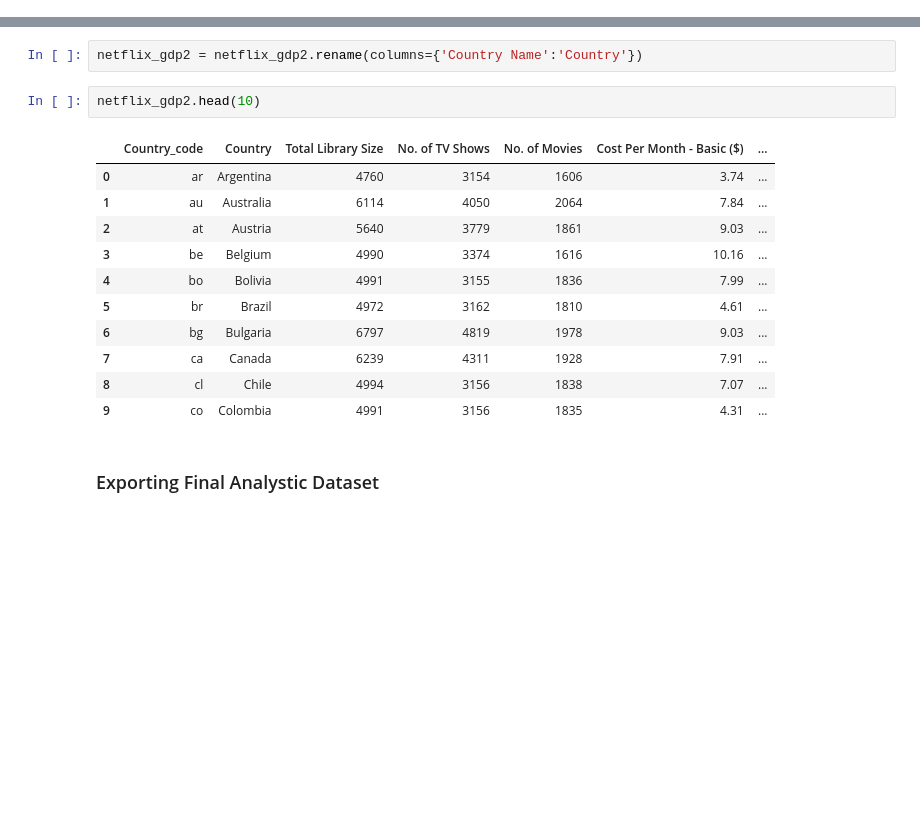
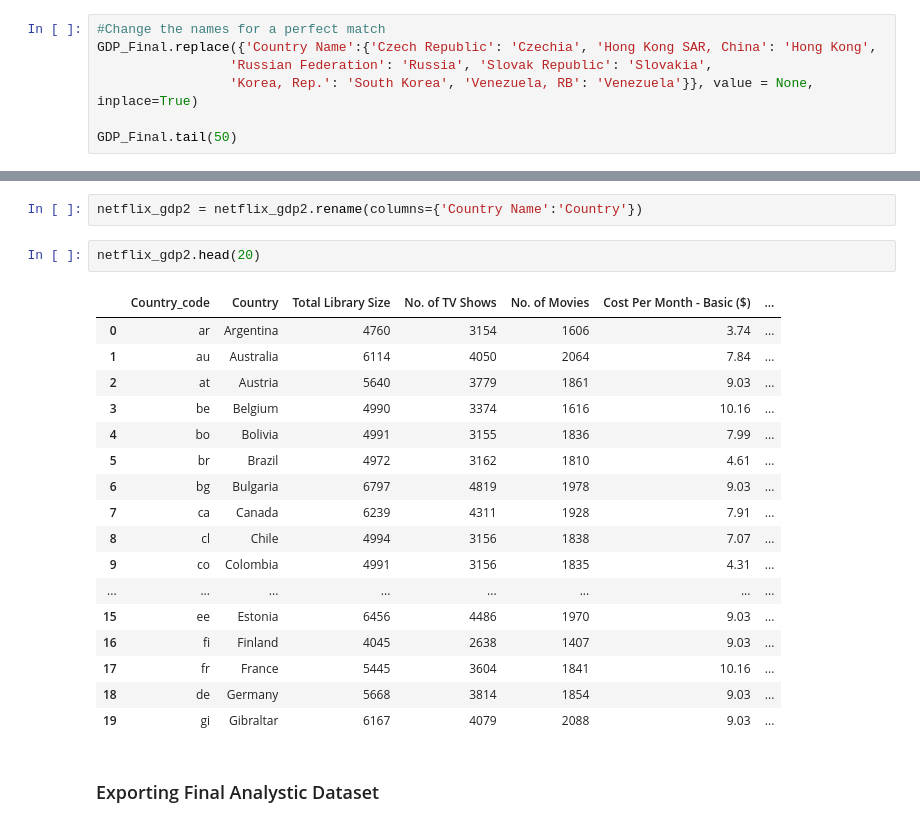
Before and after one commit to cdearman426/DS-Netflix-Project, a Jupyter notebook: gdp_data_cleaning.ipynb, the cells around one changed output, grey strips where cells are left out. Cells and saved outputs as stored; diff of their text form; blank space fills up the shorter version.

```diff
--- a/gdp_data_cleaning.ipynb
+++ b/gdp_data_cleaning.ipynb
@@ -76,3 +76,10 @@ GDP_Final.to_csv('gdp_data/gdp_final.csv')
 netflix = pd.read_csv(path_to_netflix, header = 0)
 # %%
 netflix = netflix.rename(columns={'Country':'Country Name'})
+# %%
+#Change the names for a perfect match
+GDP_Final.replace({'Country Name':{'Czech Republic': 'Czechia', 'Hong Kong SAR, China': 'Hong Kong',
+                 'Russian Federation': 'Russia', 'Slovak Republic': 'Slovakia',
+                 'Korea, Rep.': 'South Korea', 'Venezuela, RB': 'Venezuela'}}, value = None, inplace=True)
+
+GDP_Final.tail(50)
@@ -83,19 +108,25 @@ netflix_gdp2 = netflix_gdp.drop(columns = 'Country Code')
 # %%
 netflix_gdp2 = netflix_gdp2.rename(columns={'Country Name':'Country'})
 # %%
-netflix_gdp2.head(10)
+netflix_gdp2.head(20)
 # %% [output]
 |  | Country_code | Country | Total Library Size | No. of TV Shows | No. of Movies | Cost Per Month - Basic ($) | ... |
 | 0 | ar | Argentina | 4760 | 3154 | 1606 | 3.74 | ... |
 | 1 | au | Australia | 6114 | 4050 | 2064 | 7.84 | ... |
 | 2 | at | Austria | 5640 | 3779 | 1861 | 9.03 | ... |
 | 3 | be | Belgium | 4990 | 3374 | 1616 | 10.16 | ... |
 | 4 | bo | Bolivia | 4991 | 3155 | 1836 | 7.99 | ... |
 | 5 | br | Brazil | 4972 | 3162 | 1810 | 4.61 | ... |
 | 6 | bg | Bulgaria | 6797 | 4819 | 1978 | 9.03 | ... |
 | 7 | ca | Canada | 6239 | 4311 | 1928 | 7.91 | ... |
 | 8 | cl | Chile | 4994 | 3156 | 1838 | 7.07 | ... |
 | 9 | co | Colombia | 4991 | 3156 | 1835 | 4.31 | ... |
+| ... | ... | ... | ... | ... | ... | ... | ... |
+| 15 | ee | Estonia | 6456 | 4486 | 1970 | 9.03 | ... |
+| 16 | fi | Finland | 4045 | 2638 | 1407 | 9.03 | ... |
+| 17 | fr | France | 5445 | 3604 | 1841 | 10.16 | ... |
+| 18 | de | Germany | 5668 | 3814 | 1854 | 9.03 | ... |
+| 19 | gi | Gibraltar | 6167 | 4079 | 2088 | 9.03 | ... |
 # %% [markdown]
 ### Exporting Final Analystic Dataset
 # %%
```
Also changed, not shown: parts of 1 cell of this notebook.
